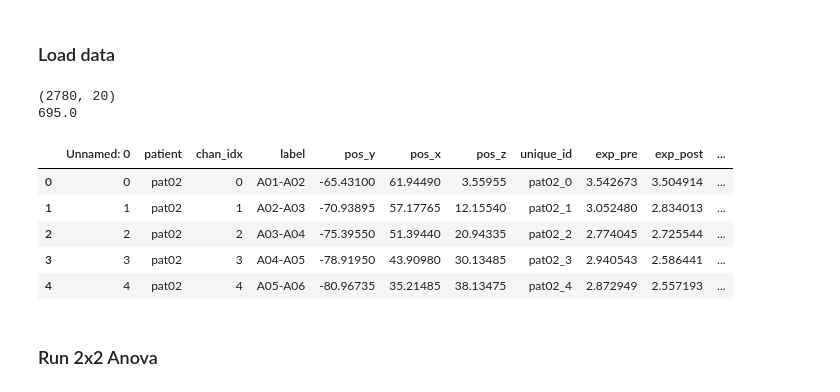
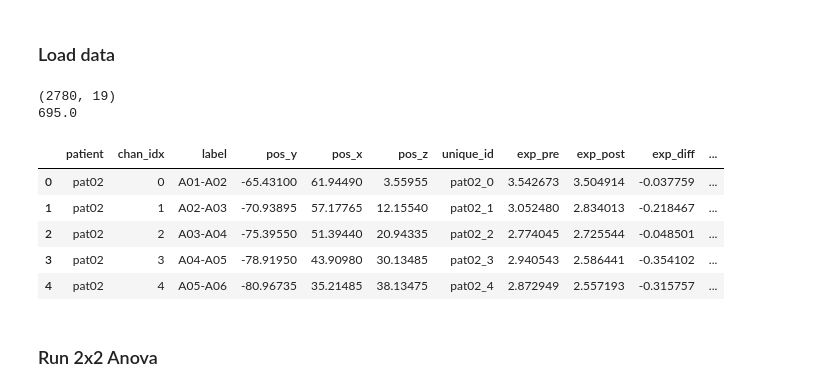
Before and after one commit to voytekresearch/oscillation_vs_exponent, a Jupyter notebook: notebooks/sme.ipynb, the cells around one changed output. Cells and saved outputs as stored; diff of their text form; code cells hidden in the pictures.

```diff
--- a/notebooks/sme.ipynb
+++ b/notebooks/sme.ipynb
@@ -16,19 +16,20 @@ PROJECT_PATH = 'C:/Users/micha/projects/oscillation_vs_exponent/'
 # %%
 # load aggregted spectral parameterization results
 data = pd.read_csv(PROJECT_PATH + 'data/results/' + 'df_ols_allchans.csv')
+data.drop(columns=['Unnamed: 0'], inplace=True)
 # data = pd.read_csv(PROJECT_PATH + 'data/results/' + 'df_ols.csv')
 print(data.shape)
 print(len(data)/4)
 data.head()
 # %% [output]
-(2780, 20)
+(2780, 19)
 695.0
-|  | Unnamed: 0 | patient | chan_idx | label | pos_y | pos_x | pos_z | unique_id | exp_pre | exp_post | ... |
-| 0 | 0 | pat02 | 0 | A01-A02 | -65.43100 | 61.94490 | 3.55955 | pat02_0 | 3.542673 | 3.504914 | ... |
-| 1 | 1 | pat02 | 1 | A02-A03 | -70.93895 | 57.17765 | 12.15540 | pat02_1 | 3.052480 | 2.834013 | ... |
-| 2 | 2 | pat02 | 2 | A03-A04 | -75.39550 | 51.39440 | 20.94335 | pat02_2 | 2.774045 | 2.725544 | ... |
-| 3 | 3 | pat02 | 3 | A04-A05 | -78.91950 | 43.90980 | 30.13485 | pat02_3 | 2.940543 | 2.586441 | ... |
-| 4 | 4 | pat02 | 4 | A05-A06 | -80.96735 | 35.21485 | 38.13475 | pat02_4 | 2.872949 | 2.557193 | ... |
+|  | patient | chan_idx | label | pos_y | pos_x | pos_z | unique_id | exp_pre | exp_post | exp_diff | ... |
+| 0 | pat02 | 0 | A01-A02 | -65.43100 | 61.94490 | 3.55955 | pat02_0 | 3.542673 | 3.504914 | -0.037759 | ... |
+| 1 | pat02 | 1 | A02-A03 | -70.93895 | 57.17765 | 12.15540 | pat02_1 | 3.052480 | 2.834013 | -0.218467 | ... |
+| 2 | pat02 | 2 | A03-A04 | -75.39550 | 51.39440 | 20.94335 | pat02_2 | 2.774045 | 2.725544 | -0.048501 | ... |
+| 3 | pat02 | 3 | A04-A05 | -78.91950 | 43.90980 | 30.13485 | pat02_3 | 2.940543 | 2.586441 | -0.354102 | ... |
+| 4 | pat02 | 4 | A05-A06 | -80.96735 | 35.21485 | 38.13475 | pat02_4 | 2.872949 | 2.557193 | -0.315757 | ... |
 # %% [markdown]
 ### Run 2x2 Anova
 # %%
```
Also changed, not shown: parts of 4 cells of this notebook.
